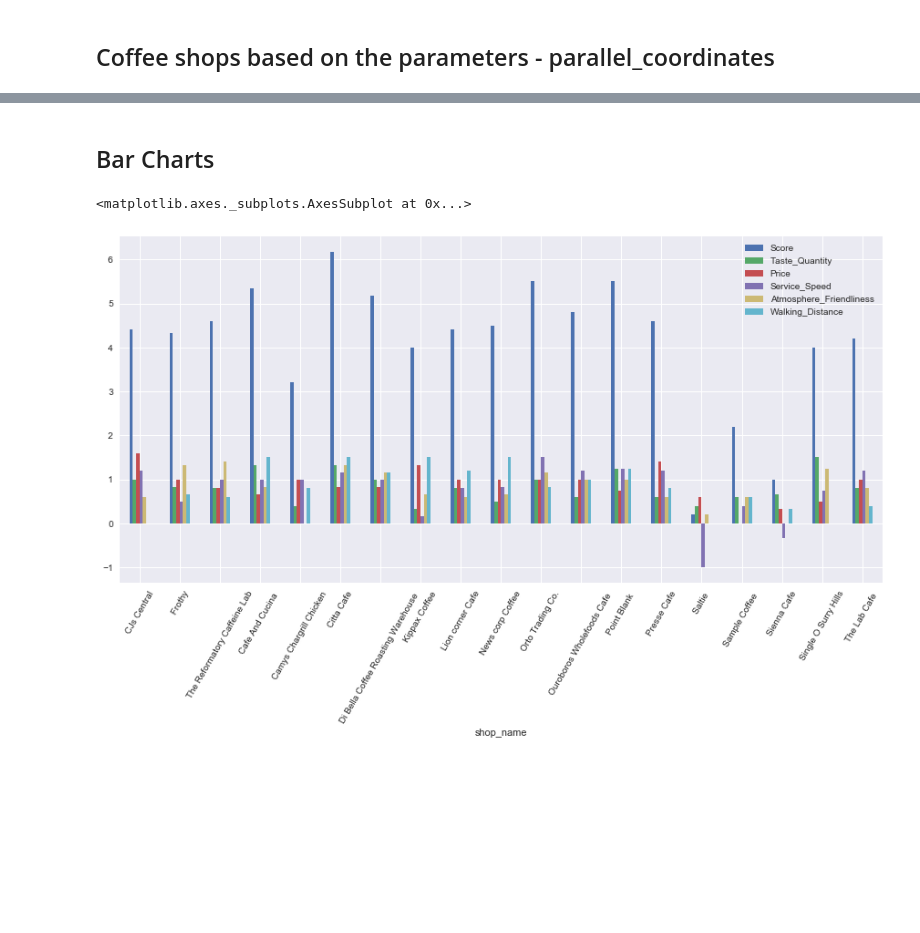
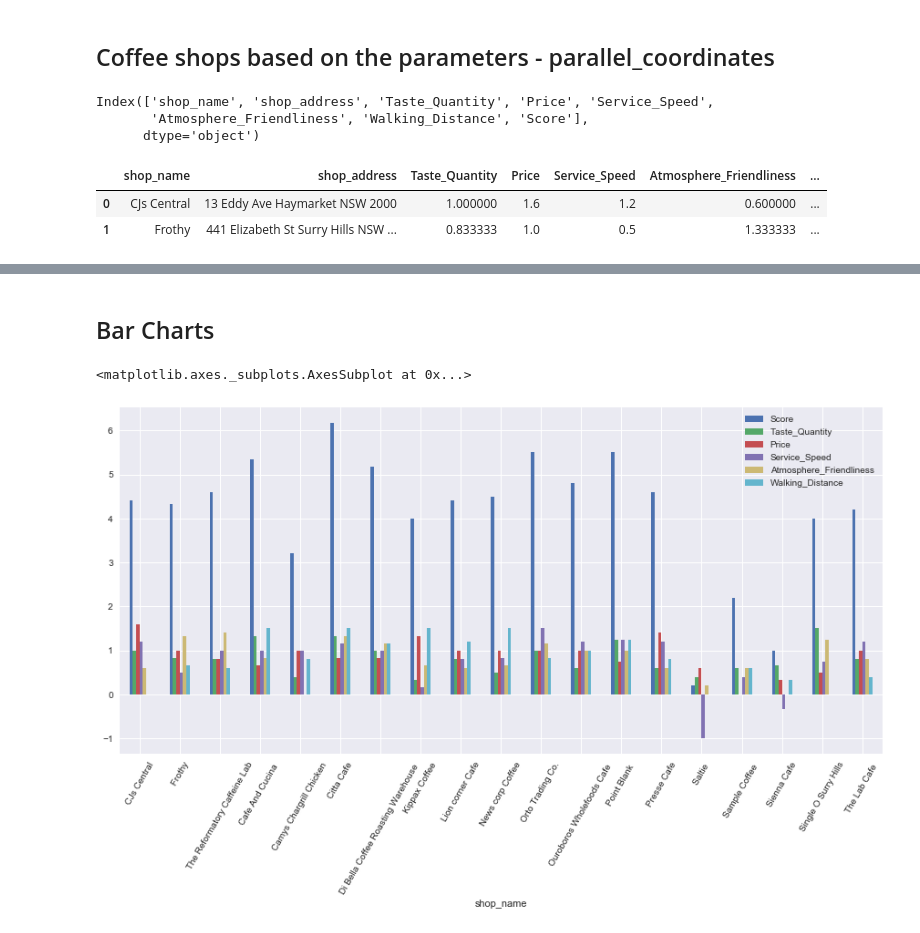
Before and after one commit to nsvram/coffee_club, a Jupyter notebook: coffee_club_data_processing.ipynb, the cells around one changed output, grey strips where cells are left out. Saved outputs shown, nothing was run; the diff lists cells and outputs as text; code cells hidden in the pictures; blank space fills up the shorter version.

```diff
--- a/coffee_club_data_processing.ipynb
+++ b/coffee_club_data_processing.ipynb
@@ -190,4 +190,16 @@ plt.show()
 # %% [markdown]
 ## Coffee shops based on the parameters - parallel_coordinates
+# %%
+df_plot.columns
+# %% [output]
+Index(['shop_name', 'shop_address', 'Taste_Quantity', 'Price', 'Service_Speed',
+       'Atmosphere_Friendliness', 'Walking_Distance', 'Score'],
+      dtype='object')
+# %%
+df_plot.head(2)
+# %% [output]
+|  | shop_name | shop_address | Taste_Quantity | Price | Service_Speed | Atmosphere_Friendliness | ... |
+| 0 | CJs Central | 13 Eddy Ave Haymarket NSW 2000 | 1.000000 | 1.6 | 1.2 | 0.600000 | ... |
+| 1 | Frothy | 441 Elizabeth St Surry Hills NSW ... | 0.833333 | 1.0 | 0.5 | 1.333333 | ... |
 # %%
 from pandas.tools.plotting import parallel_coordinates
```
Also changed, not shown: parts of 14 cells of this notebook.
